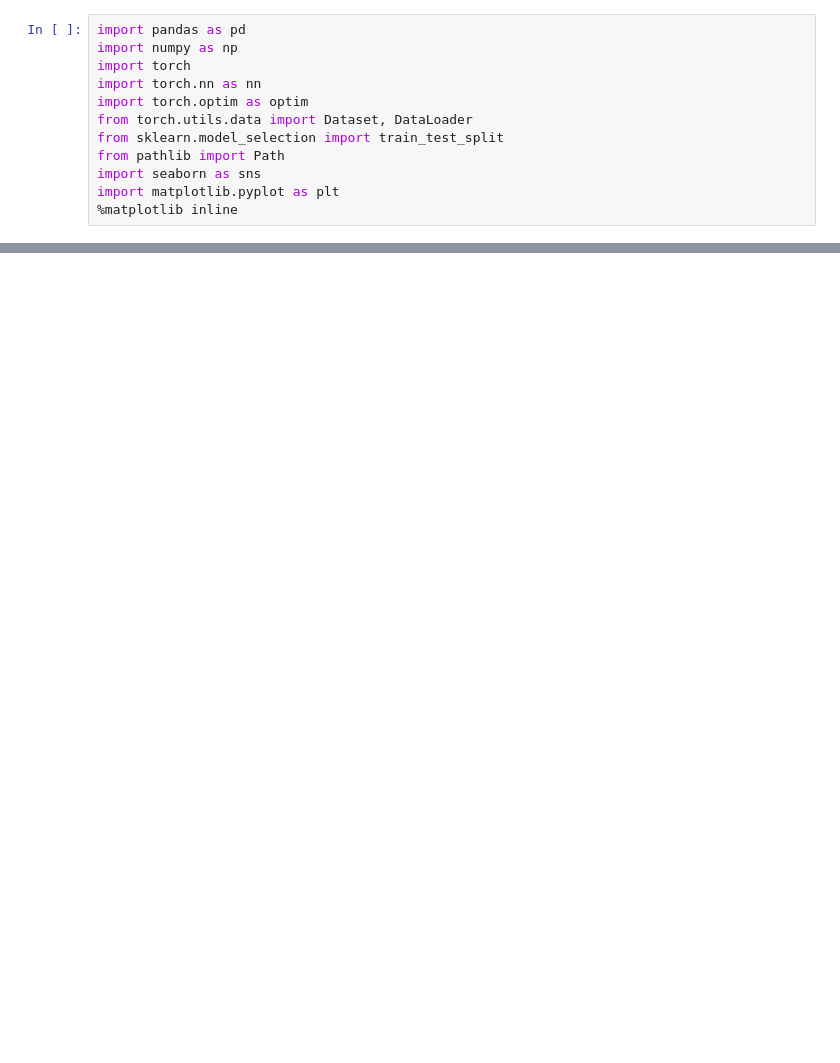
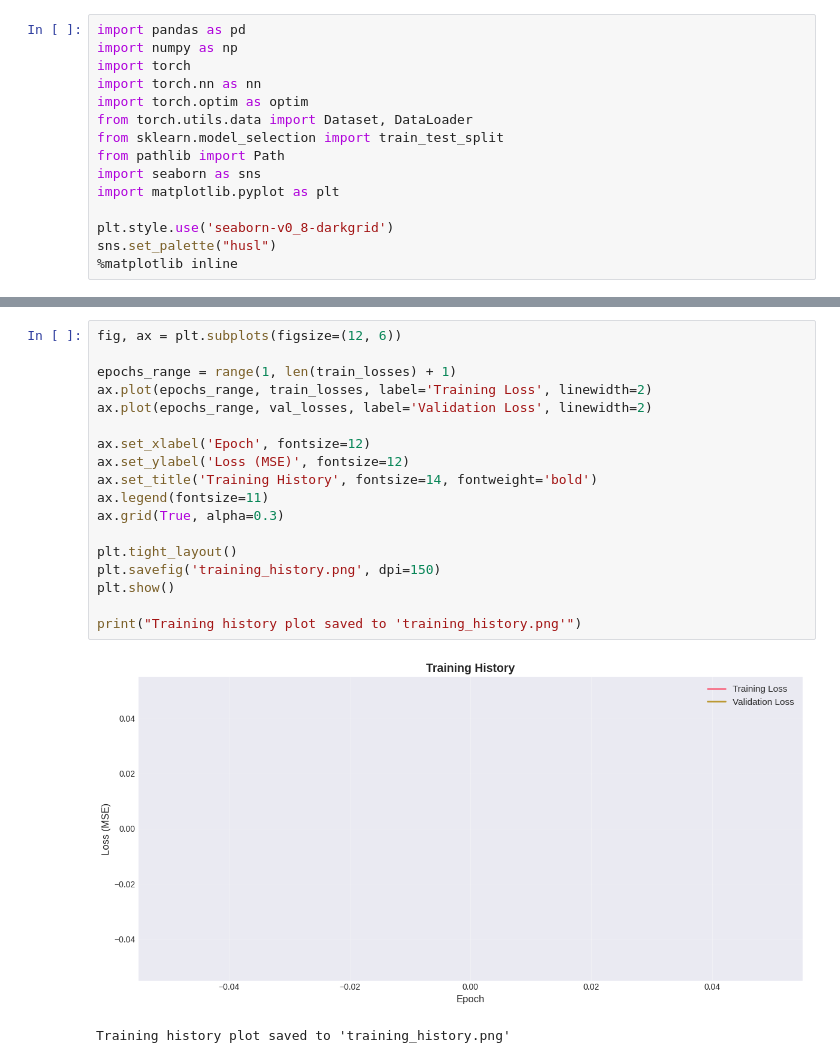
Before and after one commit to Aditya-gautam21/quantTrader, a Jupyter notebook: backend/ml_training.ipynb, the cells around one changed output, grey strips where cells are left out. Drawn from its saved outputs; the diff is of its cells as text; blank space fills up the shorter version.

Commit message:
NN training

```diff
--- a/backend/ml_training.ipynb
+++ b/backend/ml_training.ipynb
@@ -9,4 +9,7 @@ from sklearn.model_selection import train_test_split
 from pathlib import Path
 import seaborn as sns
 import matplotlib.pyplot as plt
+
+plt.style.use('seaborn-v0_8-darkgrid')
+sns.set_palette("husl")
 %matplotlib inline
@@ -130,0 +312,21 @@ data
+# %%
+fig, ax = plt.subplots(figsize=(12, 6))
+
+epochs_range = range(1, len(train_losses) + 1)
+ax.plot(epochs_range, train_losses, label='Training Loss', linewidth=2)
+ax.plot(epochs_range, val_losses, label='Validation Loss', linewidth=2)
+
+ax.set_xlabel('Epoch', fontsize=12)
+ax.set_ylabel('Loss (MSE)', fontsize=12)
+ax.set_title('Training History', fontsize=14, fontweight='bold')
+ax.legend(fontsize=11)
+ax.grid(True, alpha=0.3)
+
+plt.tight_layout()
+plt.savefig('training_history.png', dpi=150)
+plt.show()
+
+print("Training history plot saved to 'training_history.png'")
+# %% [output]
+[figure, added]
+Training history plot saved to 'training_history.png'
```
Also changed, not shown: parts of 31 cells of this notebook, 4 other files.
